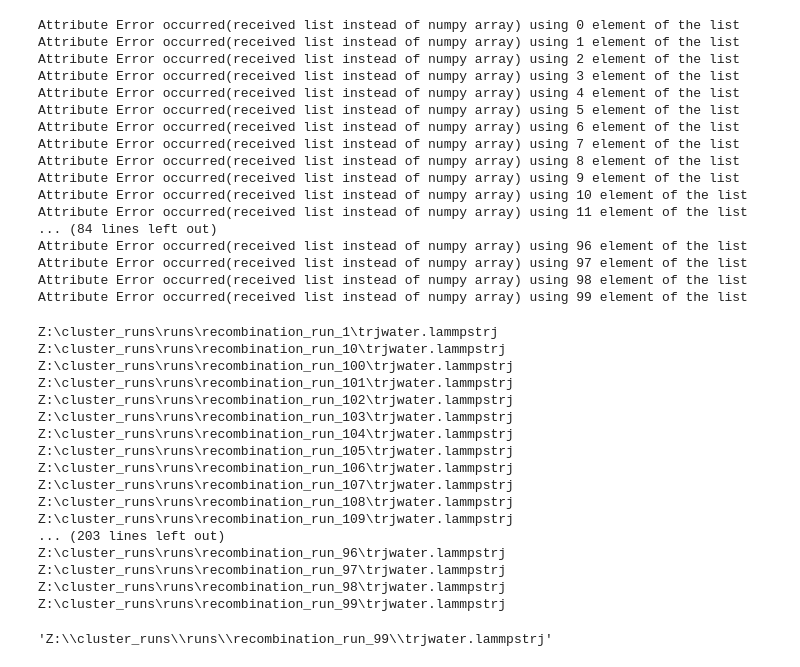
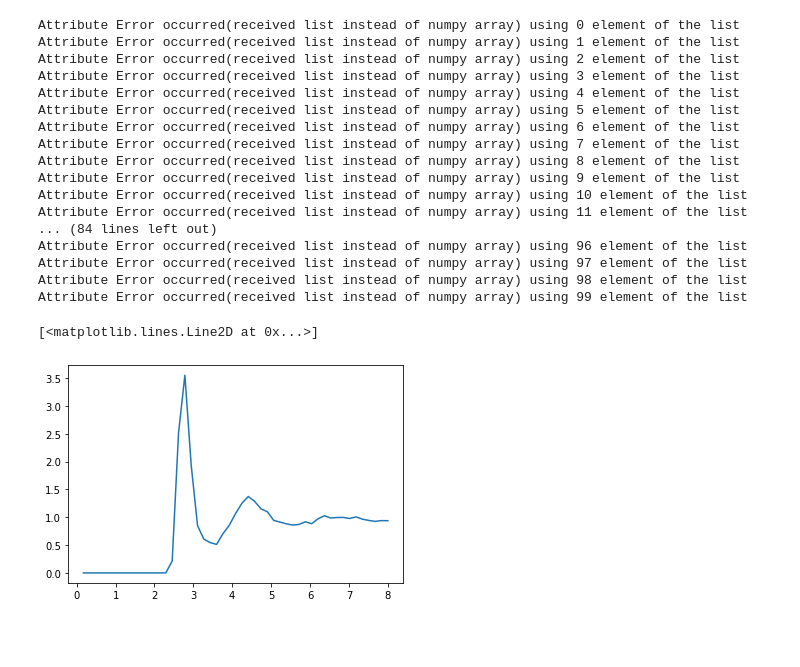
Before and after one commit to Karim-Ib/MD_Lammps_analysis, a Jupyter notebook: tutorial_notebook/Ion_analysis.ipynb, the cells around one changed output. Saved outputs shown, nothing was run; the diff lists cells and outputs as text; code cells hidden in the pictures; blank space fills up the shorter version.

```diff
--- a/tutorial_notebook/Ion_analysis.ipynb
+++ b/tutorial_notebook/Ion_analysis.ipynb
@@ -261,33 +239,3 @@ Attribute Error occurred(received list instead of numpy array) using 96 element
 Attribute Error occurred(received list instead of numpy array) using 97 element of the list
 Attribute Error occurred(received list instead of numpy array) using 98 element of the list
 Attribute Error occurred(received list instead of numpy array) using 99 element of the list
-# %%
-# Specify the parent directory and target folder name
-parent_directory = "Z:\\cluster_runs\\runs"
-target_name = "recombination"
-file_name = "trjwater.lammpstrj"
-
-for root, dirs, files in os.walk(parent_directory):
-    for dir_name in dirs:
-        if target_name in dir_name:
-            target_path = os.path.join(root, dir_name)
-            file_path = os.path.join(target_path, file_name)
-            print(file_path)
-# %% [output]
-Z:\cluster_runs\runs\recombination_run_1\trjwater.lammpstrj
-Z:\cluster_runs\runs\recombination_run_10\trjwater.lammpstrj
-Z:\cluster_runs\runs\recombination_run_100\trjwater.lammpstrj
-Z:\cluster_runs\runs\recombination_run_101\trjwater.lammpstrj
-Z:\cluster_runs\runs\recombination_run_102\trjwater.lammpstrj
-Z:\cluster_runs\runs\recombination_run_103\trjwater.lammpstrj
-Z:\cluster_runs\runs\recombination_run_104\trjwater.lammpstrj
-Z:\cluster_runs\runs\recombination_run_105\trjwater.lammpstrj
-Z:\cluster_runs\runs\recombination_run_106\trjwater.lammpstrj
-Z:\cluster_runs\runs\recombination_run_107\trjwater.lammpstrj
-Z:\cluster_runs\runs\recombination_run_108\trjwater.lammpstrj
-Z:\cluster_runs\runs\recombination_run_109\trjwater.lammpstrj
-... (203 lines left out)
-Z:\cluster_runs\runs\recombination_run_96\trjwater.lammpstrj
-Z:\cluster_runs\runs\recombination_run_97\trjwater.lammpstrj
-Z:\cluster_runs\runs\recombination_run_98\trjwater.lammpstrj
-Z:\cluster_runs\runs\recombination_run_99\trjwater.lammpstrj
@@ -296,4 +242,6 @@ trj = Trajectory(file_path, format="lammpstrj", scaled=1, verbosity="silent")
-# %%
-file_path
-# %% [output]
-'Z:\\cluster_runs\\runs\\recombination_run_99\\trjwater.lammpstrj'
+# %%
+data = np.loadtxt("C:\\Users\\Nutzer\\Documents\\GitHub\\MD_Lammps_analysis_class\\tutorial_notebook\\OH_ion_RDF_averaged.csv", delimiter=",")
+plt.plot(data[1], data[0])
+# %% [output]
+[<matplotlib.lines.Line2D at 0x...>]
+[figure, added]
```
Also changed, not shown: parts of 6 cells of this notebook, 4 other files.
